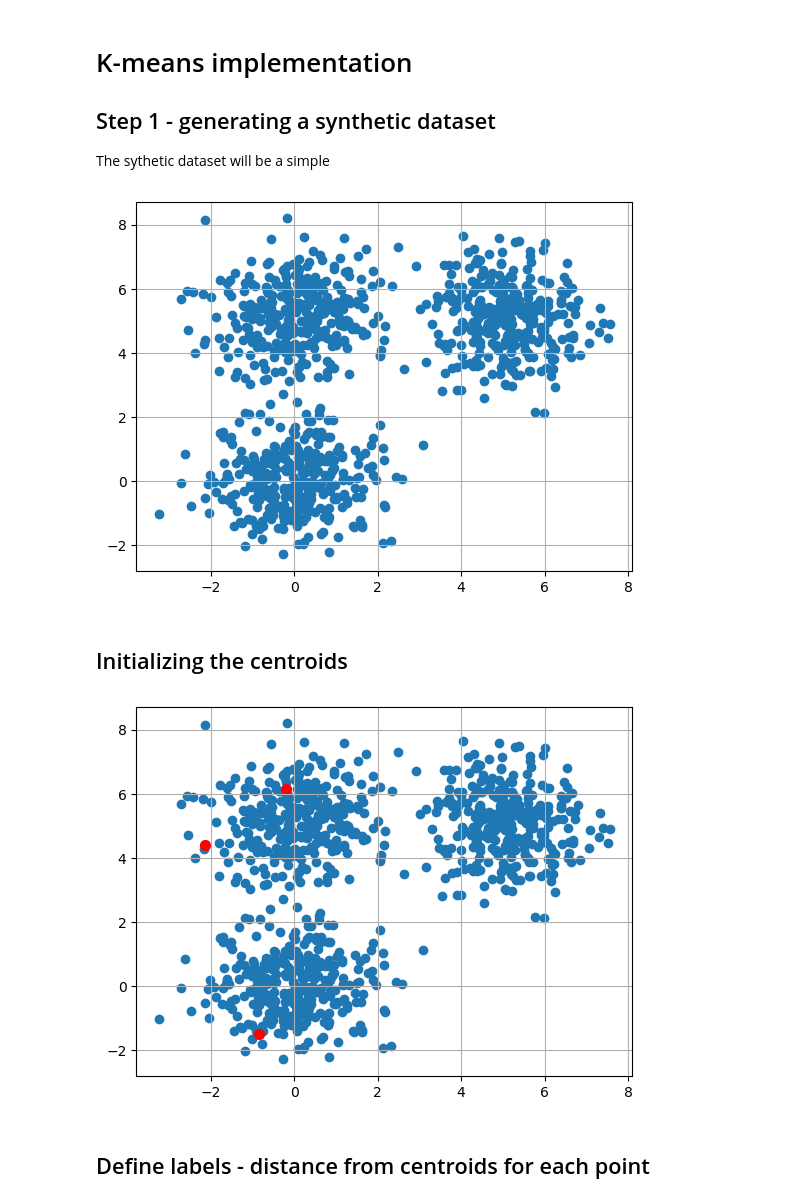
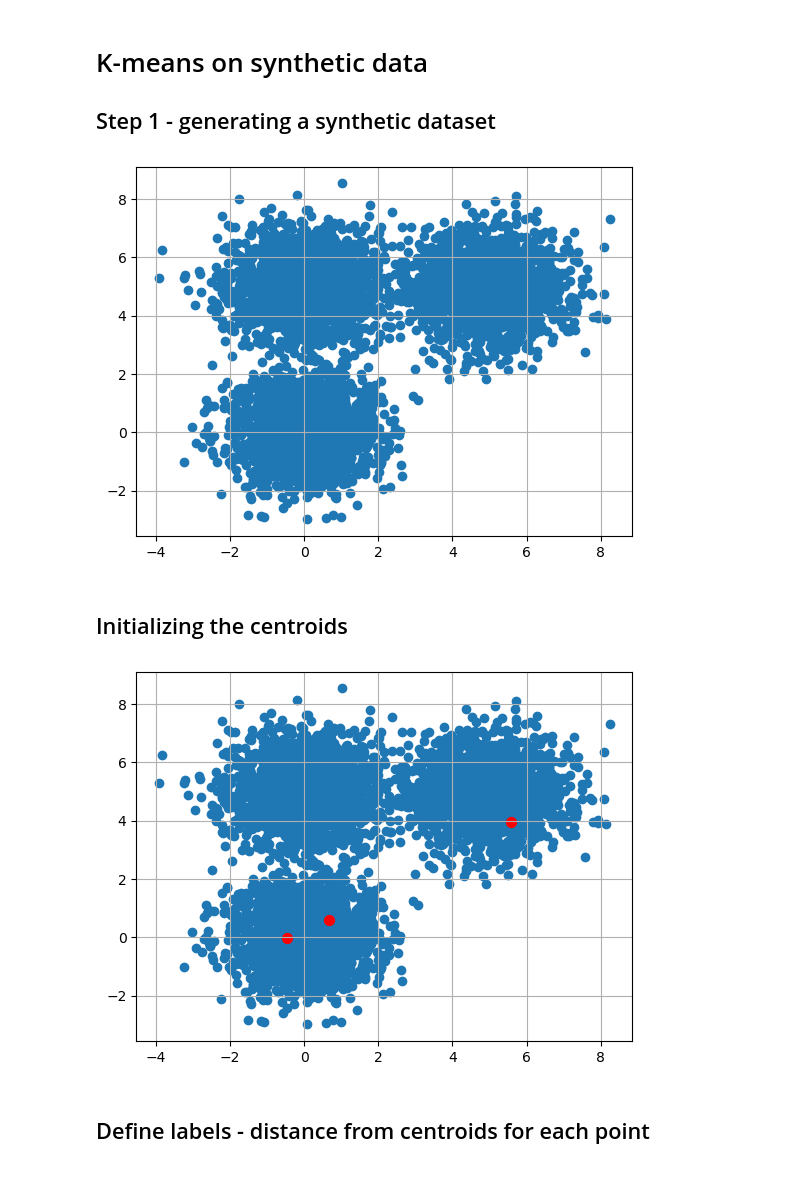
Before and after one commit to FeMaspe02/MLProject_MasperoFederico, a Jupyter notebook: MLProject.ipynb, the cells around one changed output. Saved outputs shown, nothing was run; the diff lists cells and outputs as text; code cells hidden in the pictures.

```diff
--- a/MLProject.ipynb
+++ b/MLProject.ipynb
@@ -1,36 +1,34 @@
 # %% [markdown]
-# K-means implementation
+# K-means on synthetic data
 ## Step 1 - generating a synthetic dataset
-
-The sythetic dataset will be a simple
 # %%
 import numpy as np
 import matplotlib.pyplot as plt
 from sklearn.datasets import make_blobs
 np.random.seed(42)
 
-n = 1000
+n = 5000
 
 # cluster sizes
 n1 = n2 = n3 = n // 3
 
 # define means manually
 mean1 = [0, 0]
 mean2 = [5, 5]
 mean3 = [0, 5]
 
 # generate clusters
 c1 = np.random.randn(n1, 2) + mean1
 c2 = np.random.randn(n2, 2) + mean2
 c3 = np.random.randn(n3, 2) + mean3
 
 X = np.vstack((c1, c2, c3))
 
 plt.scatter(X[:, 0], X[:, 1])
 plt.grid(True)
 plt.show()
 # %% [output]
-[figure, old version]
+[figure, new version]
 # %% [markdown]
 ## Initializing the centroids
 # %%
@@ -50,7 +48,7 @@ plt.scatter(centroids[:, 0], centroids[:, 1],
 plt.grid(True)
 plt.show()
 # %% [output]
-[figure, old version]
+[figure, new version]
 # %% [markdown]
 ## Define labels - distance from centroids for each point
 # %%
```
Also changed, not shown: parts of 7 cells of this notebook.
